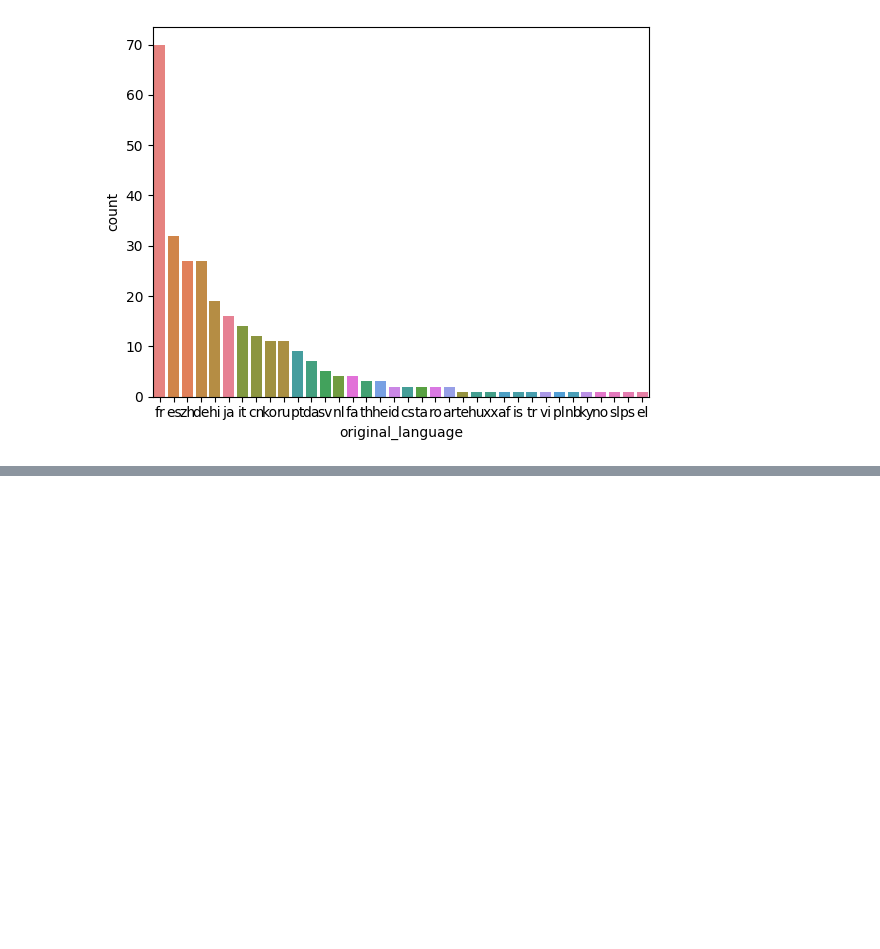
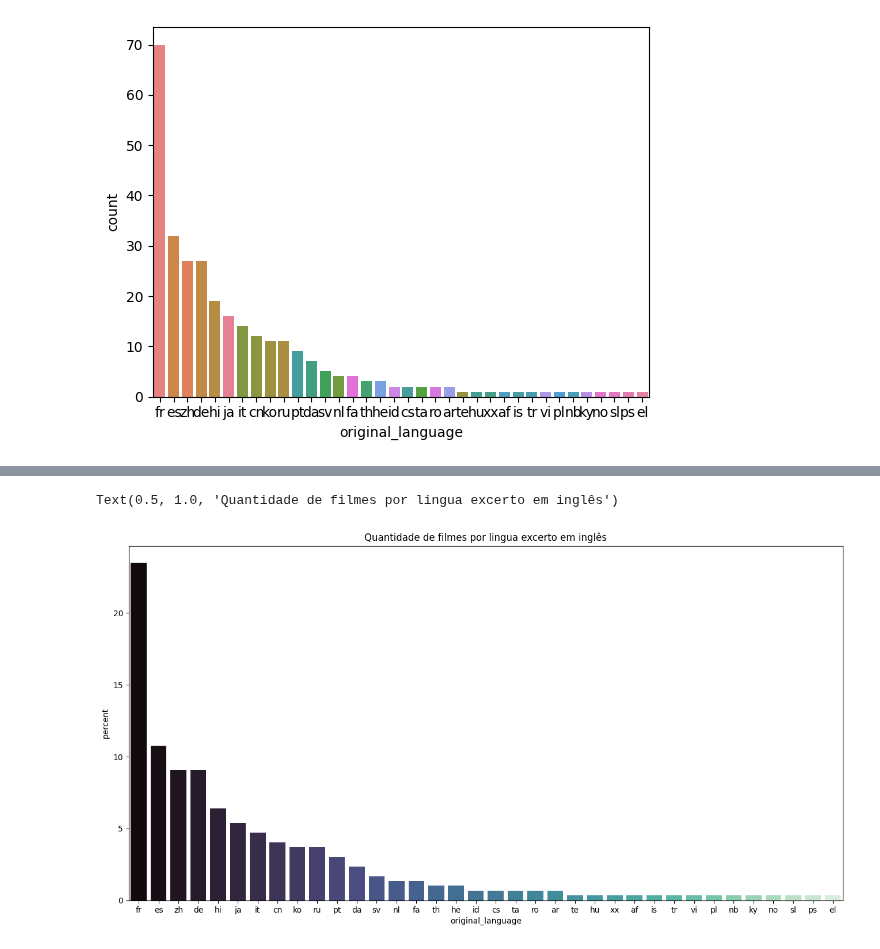
Before and after one commit to annaklaracss/data_science-, a Jupyter notebook: Explorando_a_base_do_TMDB.ipynb, the cells around one changed output, grey strips where cells are left out. Cells and saved outputs as stored; diff of their text form; code cells hidden in the pictures; blank space fills up the shorter version.

```diff
--- a/Explorando_a_base_do_TMDB.ipynb
+++ b/Explorando_a_base_do_TMDB.ipynb
@@ -273,0 +339,14 @@ sns.countplot(data=tmdb.query("original_language != 'en'"),
+# %%
+plt.figure(figsize=(16,8)) #tamanho da figura
+
+sns.countplot(data=tmdb.query("original_language != 'en'"),
+              order= total_de_filmes_por_lingua.index,#reorganizou por ordem. Decrescente!!
+              palette="mako",#colocando as cores das barras
+              hue="original_language",#colocando as cores das barras
+              hue_order= total_de_filmes_por_lingua.index,#deixando as cores em ordem no grafico
+              stat= 'percent', #dando o grafico em porcentagem
+              x="original_language")
+plt.title("Quantidade de filmes por lingua excerto em inglês")
+# %% [output]
+Text(0.5, 1.0, 'Quantidade de filmes por lingua excerto em inglês')
+[figure, added]
```
Also changed, not shown: parts of 7 cells of this notebook.
